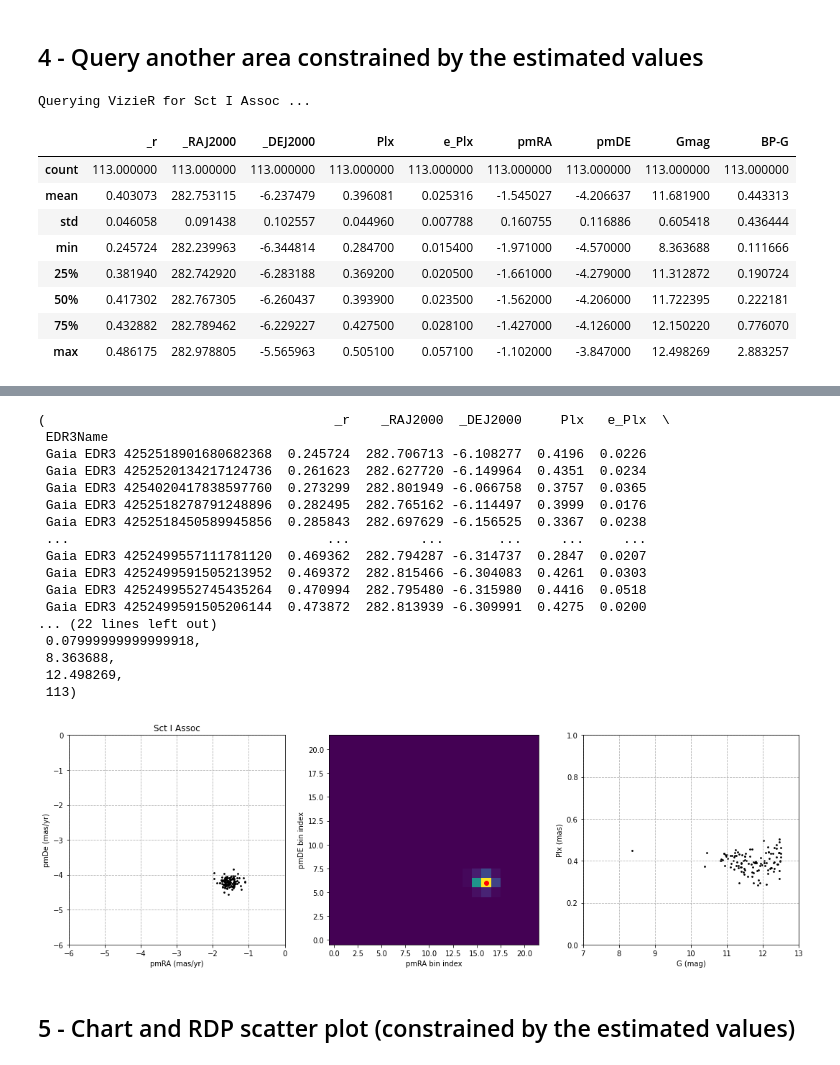
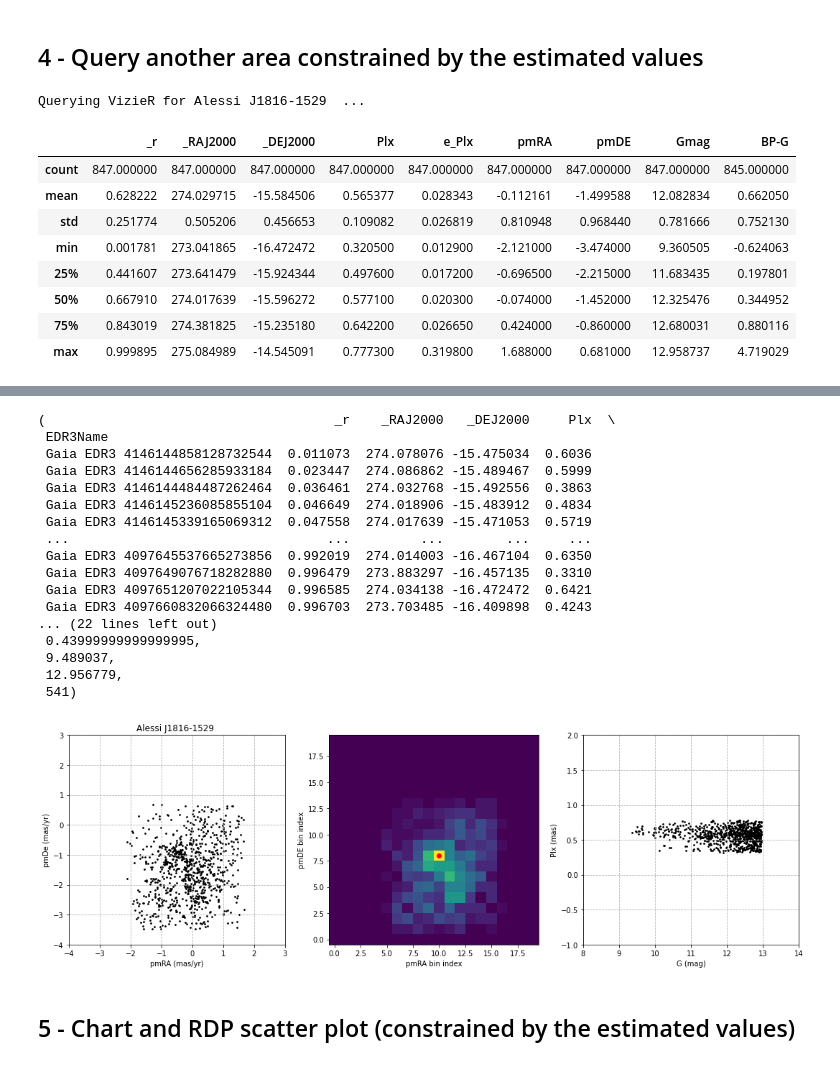
Before and after one commit to balessi/GaiaDR2clusters, a Jupyter notebook: code/GaiaEDR3_Star_Clusters_Pipeline.ipynb, the cells around one changed output, grey strips where cells are left out. Drawn from its saved outputs; the diff is of its cells as text; code cells hidden in the pictures.

```diff
--- a/code/GaiaEDR3_Star_Clusters_Pipeline.ipynb
+++ b/code/GaiaEDR3_Star_Clusters_Pipeline.ipynb
@@ -59,12 +59,13 @@ def convert(_ra, _dec, diam):
     c = SkyCoord(ra, dec, frame='icrs')
     return c.ra.value, c.dec.value, diam / 120
 
-filters = {'Plx' : '-0.3..5.5', 'e_Plx' : '<2', 'pmRA' : '-10..10', 'pmDE' : '-10..-3', 'Gmag' : '<19.5'}
+filters = {'Plx' : '-0.3..2', 'e_Plx' : '<0.8', 'pmRA' : '-10..10', 'pmDE' : '-10..10', 'Gmag' : '<19.75'}
 
 # PUT THE INPUT HERE IF YOU WANT TO ENTER SEXAGESIMAL COORDINATES AND DIAM IN ARCMIN
 #cl_name, cl_ra_sexa, cl_de_sexa, diam_arcmin = 'Alessi_62', '18 56 06.2', '+21 35 49', 36
 
-cl_name, cl_ra_sexa, cl_de_sexa, diam_arcmin = 'Ryu 768',     '18 25 03.0', '-13 09 43', 1.5 #3780
+cl_name, cl_ra_sexa, cl_de_sexa, diam_arcmin = 'Teutsch 148      ', '19 10 27.0', '+10 18 34',   1.2
+
 
 cl_ra, cl_de, radius = convert(cl_ra_sexa, cl_de_sexa, diam_arcmin)
 
@@ -102,18 +103,18 @@ Querying VizieR for Ryu 768 ...
 # %%
 ## determine limits for dimensioning the VPD
 def pm_limits(pmras, pmdes):
-    max_pm = ceil(np.max([np.max(pmras), np.max(pmdes)]) + 1)
-    min_pm = floor(np.min([np.min(pmras), np.min(pmdes)]) - 1)
+    max_pm = ceil(np.max([np.max(pmras), np.max(pmdes)])+0.5)
+    min_pm = floor(np.min([np.min(pmras), np.min(pmdes)])-0.5)
     return min_pm, max_pm
 
 def plx_limits(plxs):
-    max_plx = ceil(np.max(plxs) + 0.25)
-    min_plx = floor(np.min(plxs))
+    max_plx = ceil(np.max(plxs)+0.5)
+    min_plx = floor(np.min(plxs)-0.5)
     return min_plx, max_plx
 
 def mag_limits(gmags):
-    max_gmag = ceil(np.max(gmags) + 0.5)
-    min_gmag = floor(np.min(gmags) - 0.5)
+    max_gmag = ceil(np.max(gmags)+0.5)
+    min_gmag = floor(np.min(gmags)-0.5)
     return min_gmag, max_gmag
 
 # Build a VPD (Vector Proper Motion Diagram) scatter plot
@@ -131,7 +132,7 @@ def plot_VPD(data, title):
     plt.scatter(xs, ys, s=3, color='black')
 
 # Calculates the median parallax of the stars within <limit> of the estimated pms
-def calculate_estimates(data, est_pmra, est_pmde, limit = 1.5):
+def calculate_estimates(data, est_pmra, est_pmde, limit = 1.25):
     def filter_pms(pmra, pmde):
         return (abs(est_pmra - pmra) < limit) and (abs(est_pmde - pmde) < limit)
     filter_fn = lambda x: filter_pms(x['pmRA'], x['pmDE'])
@@ -147,7 +148,7 @@ def calculate_estimates(data, est_pmra, est_pmde, limit = 1.5):
     return data, plx, err_plx, pmra, err_pmra, pmde, err_pmde, gmin, gmax, len(plxs)
 
 # Build 2D histogram for proper motions and returns average PMs for the bin with the highest count
-def plot_pm_hist(data, num_bins = 5):
+def plot_pm_hist(data, num_bins = 10):
     xs = data['pmRA']
     ys = data['pmDE']
     min_pm, max_pm = pm_limits(xs, ys)
@@ -202,7 +203,7 @@ Ryu 768        ;  0.519; 0.288;  -0.863;  0.101;  -3.661;  0.458;    4; 17.08..1
 # %% [markdown]
 ## 4 - Query another area constrained by the estimated values
 # %%
-def constrained_query(name, ra_deg, de_deg, rad, est_pmRA, est_pmDe, est_plx, mul_pm=4, mul_px=4, mul_rad=1):
+def constrained_query(name, ra_deg, de_deg, rad, est_pmRA, est_pmDe, est_plx, mul_pm=4, mul_px=4, mul_rad=4):
     plx_lim = (est_plx - mul_px*err_plx, est_plx + mul_px*err_plx)
     plx_range = f'{plx_lim[0]:.2f}..{plx_lim[1]:.2f}'
     pmRA_lim = (est_pmRA - mul_pm*err_pmRA, est_pmRA + mul_pm*err_pmRA)
@@ -221,15 +222,15 @@ display(HTML(df2.to_html()))
 
 plot_step1(df2, cl_name)
 # %% [output]
-Querying VizieR for Sct I Assoc ...
+Querying VizieR for Alessi J1816-1529  ...
 |  | _r | _RAJ2000 | _DEJ2000 | Plx | e_Plx | pmRA | pmDE | Gmag | BP-G |
-| count | 113.000000 | 113.000000 | 113.000000 | 113.000000 | 113.000000 | 113.000000 | 113.000000 | 113.000000 | 113.000000 |
-| mean | 0.403073 | 282.753115 | -6.237479 | 0.396081 | 0.025316 | -1.545027 | -4.206637 | 11.681900 | 0.443313 |
-| std | 0.046058 | 0.091438 | 0.102557 | 0.044960 | 0.007788 | 0.160755 | 0.116886 | 0.605418 | 0.436444 |
-| min | 0.245724 | 282.239963 | -6.344814 | 0.284700 | 0.015400 | -1.971000 | -4.570000 | 8.363688 | 0.111666 |
-| 25% | 0.381940 | 282.742920 | -6.283188 | 0.369200 | 0.020500 | -1.661000 | -4.279000 | 11.312872 | 0.190724 |
-| 50% | 0.417302 | 282.767305 | -6.260437 | 0.393900 | 0.023500 | -1.562000 | -4.206000 | 11.722395 | 0.222181 |
-| 75% | 0.432882 | 282.789462 | -6.229227 | 0.427500 | 0.028100 | -1.427000 | -4.126000 | 12.150220 | 0.776070 |
-| max | 0.486175 | 282.978805 | -5.565963 | 0.505100 | 0.057100 | -1.102000 | -3.847000 | 12.498269 | 2.883257 |
+| count | 847.000000 | 847.000000 | 847.000000 | 847.000000 | 847.000000 | 847.000000 | 847.000000 | 847.000000 | 845.000000 |
+| mean | 0.628222 | 274.029715 | -15.584506 | 0.565377 | 0.028343 | -0.112161 | -1.499588 | 12.082834 | 0.662050 |
+| std | 0.251774 | 0.505206 | 0.456653 | 0.109082 | 0.026819 | 0.810948 | 0.968440 | 0.781666 | 0.752130 |
+| min | 0.001781 | 273.041865 | -16.472472 | 0.320500 | 0.012900 | -2.121000 | -3.474000 | 9.360505 | -0.624063 |
+| 25% | 0.441607 | 273.641479 | -15.924344 | 0.497600 | 0.017200 | -0.696500 | -2.215000 | 11.683435 | 0.197801 |
+| 50% | 0.667910 | 274.017639 | -15.596272 | 0.577100 | 0.020300 | -0.074000 | -1.452000 | 12.325476 | 0.344952 |
+| 75% | 0.843019 | 274.381825 | -15.235180 | 0.642200 | 0.026650 | 0.424000 | -0.860000 | 12.680031 | 0.880116 |
+| max | 0.999895 | 275.084989 | -14.545091 | 0.777300 | 0.319800 | 1.688000 | 0.681000 | 12.958737 | 4.719029 |
 |  | _r | _RAJ2000 | _DEJ2000 | Plx | e_Plx | pmRA | pmDE | Gmag | BP-G |
 | EDR3Name |  |  |  |  |  |  |  |  |  |
@@ -252,21 +253,21 @@ Querying VizieR for Sct I Assoc ...
-(                                     _r    _RAJ2000  _DEJ2000     Plx   e_Plx  \
+(                                     _r    _RAJ2000   _DEJ2000     Plx  \
  EDR3Name
- Gaia EDR3 4252518901680682368  0.245724  282.706713 -6.108277  0.4196  0.0226
- Gaia EDR3 4252520134217124736  0.261623  282.627720 -6.149964  0.4351  0.0234
- Gaia EDR3 4254020417838597760  0.273299  282.801949 -6.066758  0.3757  0.0365
- Gaia EDR3 4252518278791248896  0.282495  282.765162 -6.114497  0.3999  0.0176
- Gaia EDR3 4252518450589945856  0.285843  282.697629 -6.156525  0.3367  0.0238
- ...                                 ...         ...       ...     ...     ...
- Gaia EDR3 4252499557111781120  0.469362  282.794287 -6.314737  0.2847  0.0207
- Gaia EDR3 4252499591505213952  0.469372  282.815466 -6.304083  0.4261  0.0303
- Gaia EDR3 4252499552745435264  0.470994  282.795480 -6.315980  0.4416  0.0518
- Gaia EDR3 4252499591505206144  0.473872  282.813939 -6.309991  0.4275  0.0200
+ Gaia EDR3 4146144858128732544  0.011073  274.078076 -15.475034  0.6036
+ Gaia EDR3 4146144656285933184  0.023447  274.086862 -15.489467  0.5999
+ Gaia EDR3 4146144484487262464  0.036461  274.032768 -15.492556  0.3863
+ Gaia EDR3 4146145236085855104  0.046649  274.018906 -15.483912  0.4834
+ Gaia EDR3 4146145339165069312  0.047558  274.017639 -15.471053  0.5719
+ ...                                 ...         ...        ...     ...
+ Gaia EDR3 4097645537665273856  0.992019  274.014003 -16.467104  0.6350
+ Gaia EDR3 4097649076718282880  0.996479  273.883297 -16.457135  0.3310
+ Gaia EDR3 4097651207022105344  0.996585  274.034138 -16.472472  0.6421
+ Gaia EDR3 4097660832066324480  0.996703  273.703485 -16.409898  0.4243
 ... (22 lines left out)
- 0.07999999999999918,
- 8.363688,
- 12.498269,
- 113)
+ 0.43999999999999995,
+ 9.489037,
+ 12.956779,
+ 541)
-[figure, old version]
+[figure, new version]
 # %% [markdown]
 ## 5 - Chart  and RDP scatter plot (constrained by the estimated values)
 # %%
```
Also changed, not shown: parts of 5 cells of this notebook.
